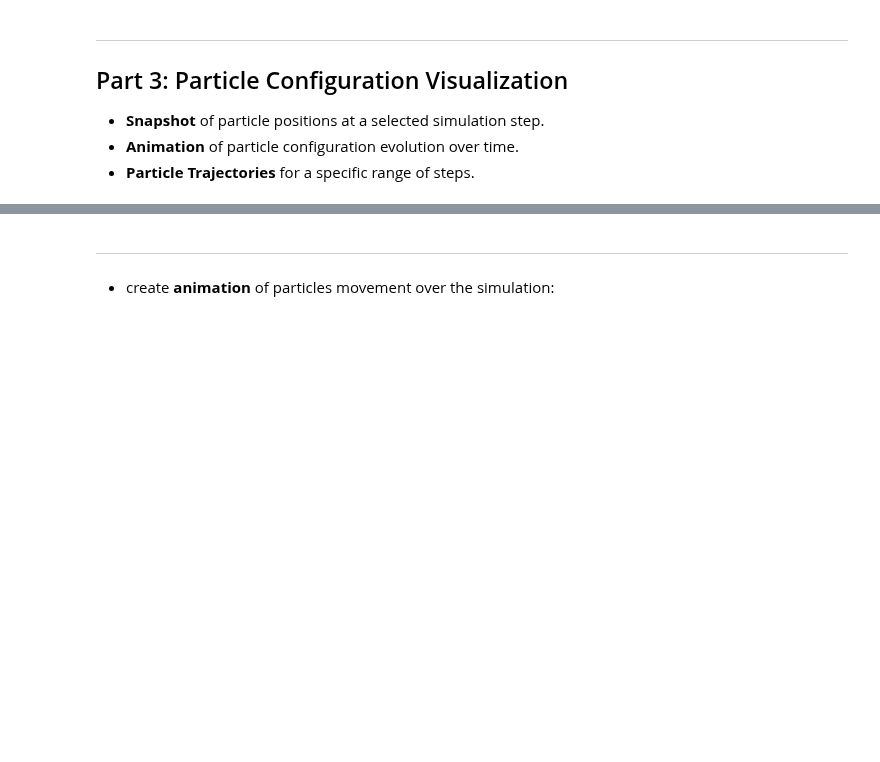
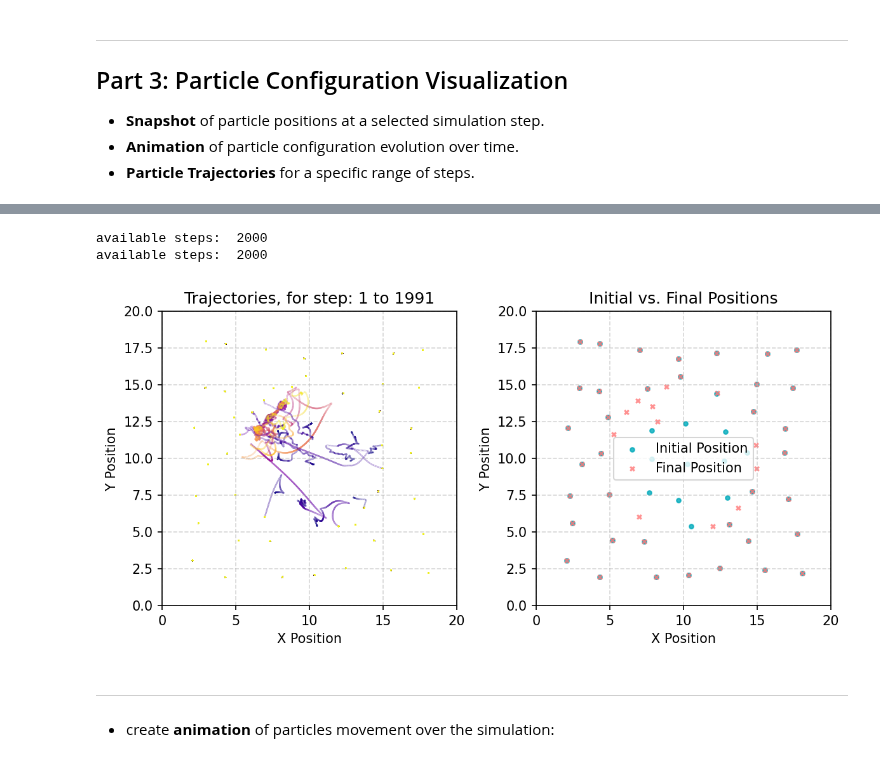
Before and after one commit to hadis-gh/chisurfmd, a Jupyter notebook: script/notebooks/md/02_MD_Single_File.ipynb, the cells around one changed output, grey strips where cells are left out. Drawn from its saved outputs; the diff is of its cells as text; code cells hidden in the pictures; blank space fills up the shorter version.

```diff
--- a/script/notebooks/md/02_MD_Single_File.ipynb
+++ b/script/notebooks/md/02_MD_Single_File.ipynb
@@ -23,7 +23,7 @@ import visualization
 
 output_dir = "/home/hadis/selfassembly/runs/particleOriented/march12_testPara/outputs"
 file_name = "/home/hadis/selfassembly/runs/particleOriented/april5_testChiralPot/outputs/run_0.bp"
-file_name = "/home/hadis/selfassembly/runs/particleOriented/june10_testGeometricLJ/outputs/run_0.bp"
+file_name = "/home/hadis/selfassembly/run/particleOriented/june20_fixMDtest/outputs/run_0.bp"
 # data_extraction.print_output_info(file_name)
 # %%
 positions = data_extraction.read_variable(file_name, 'positions')
@@ -72,5 +84,9 @@ visualization.plot_configuration(positions, handedness, step_target=0, radius=0.
 # %%
-visualization.plot_trajectory_steps(positions, step_target=10, step_window=100)
+visualization.plot_trajectory_steps(positions, step_target=1, step_window=1990, area=20)
+# %% [output]
+available steps:  2000
+available steps:  2000
+[figure, added]
 # %% [markdown]
 ---
 * create **animation** of particles movement over the simulation:
```
Also changed, not shown: parts of 3 cells of this notebook, 6 other files.
